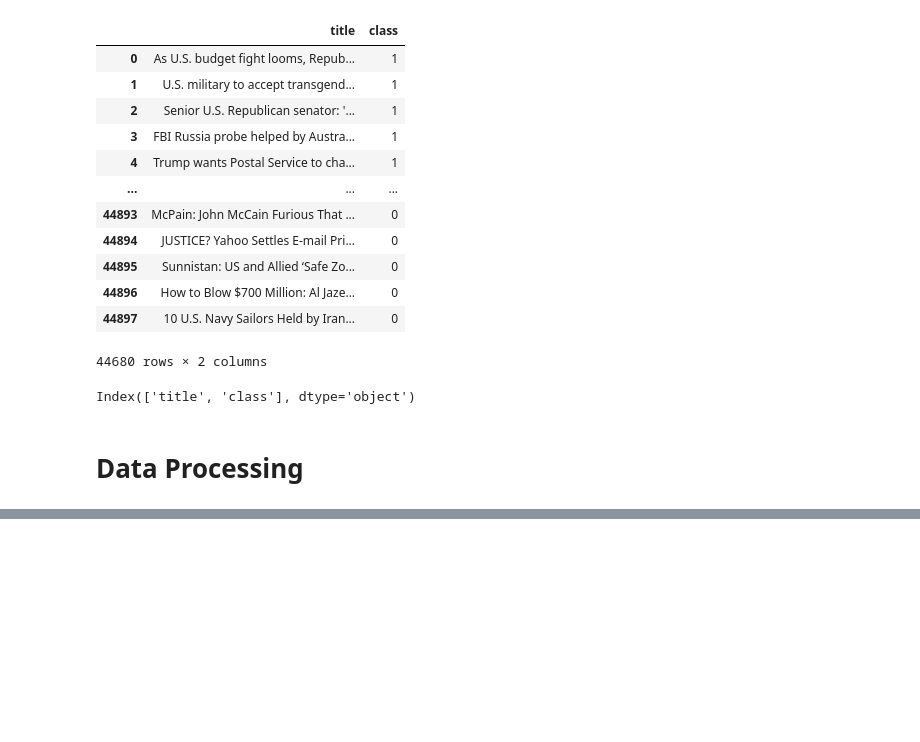
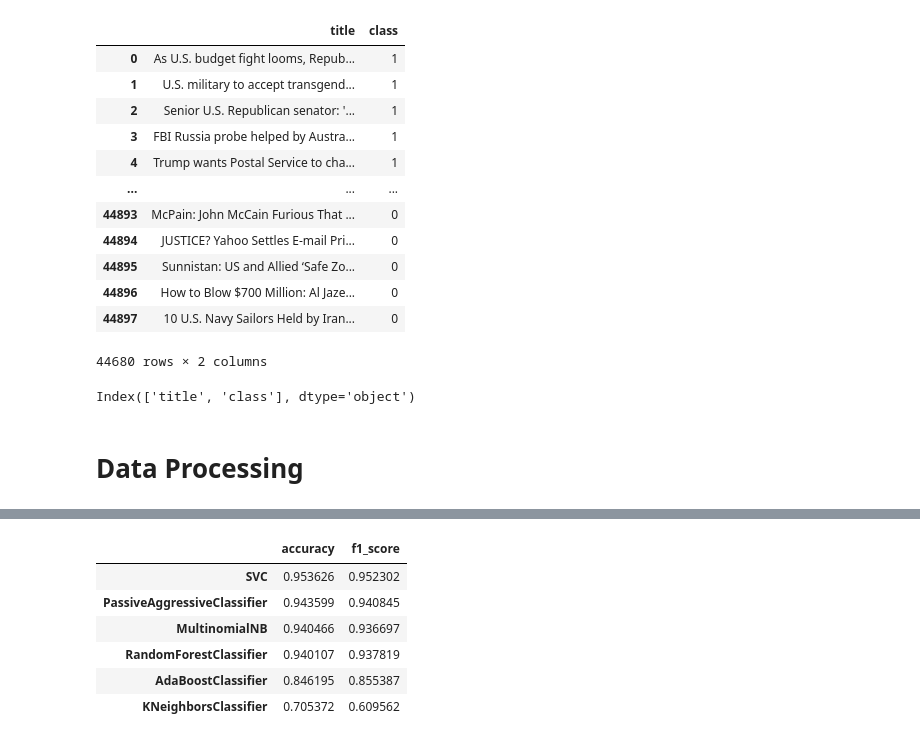
Before and after one commit to Shannon-Watts/fake_news_ML, a Jupyter notebook: notebooks/FakeRealNewsmodels.ipynb, the cells around one changed output, grey strips where cells are left out. Saved outputs shown, nothing was run; the diff lists cells and outputs as text; code cells hidden in the pictures; blank space fills up the shorter version.

```diff
--- a/notebooks/FakeRealNewsmodels.ipynb
+++ b/notebooks/FakeRealNewsmodels.ipynb
@@ -542,0 +586,11 @@ print(f"Loss: {model_loss}, Accuracy: {model_accuracy}")
+# %%
+comparison_df = comparison_df.sort_values(by='accuracy', ascending=False)
+comparison_df
+# %% [output]
+|  | accuracy | f1_score |
+| SVC | 0.953626 | 0.952302 |
+| PassiveAggressiveClassifier | 0.943599 | 0.940845 |
+| MultinomialNB | 0.940466 | 0.936697 |
+| RandomForestClassifier | 0.940107 | 0.937819 |
+| AdaBoostClassifier | 0.846195 | 0.855387 |
+| KNeighborsClassifier | 0.705372 | 0.609562 |
```
Also changed, not shown: parts of 26 cells of this notebook.
